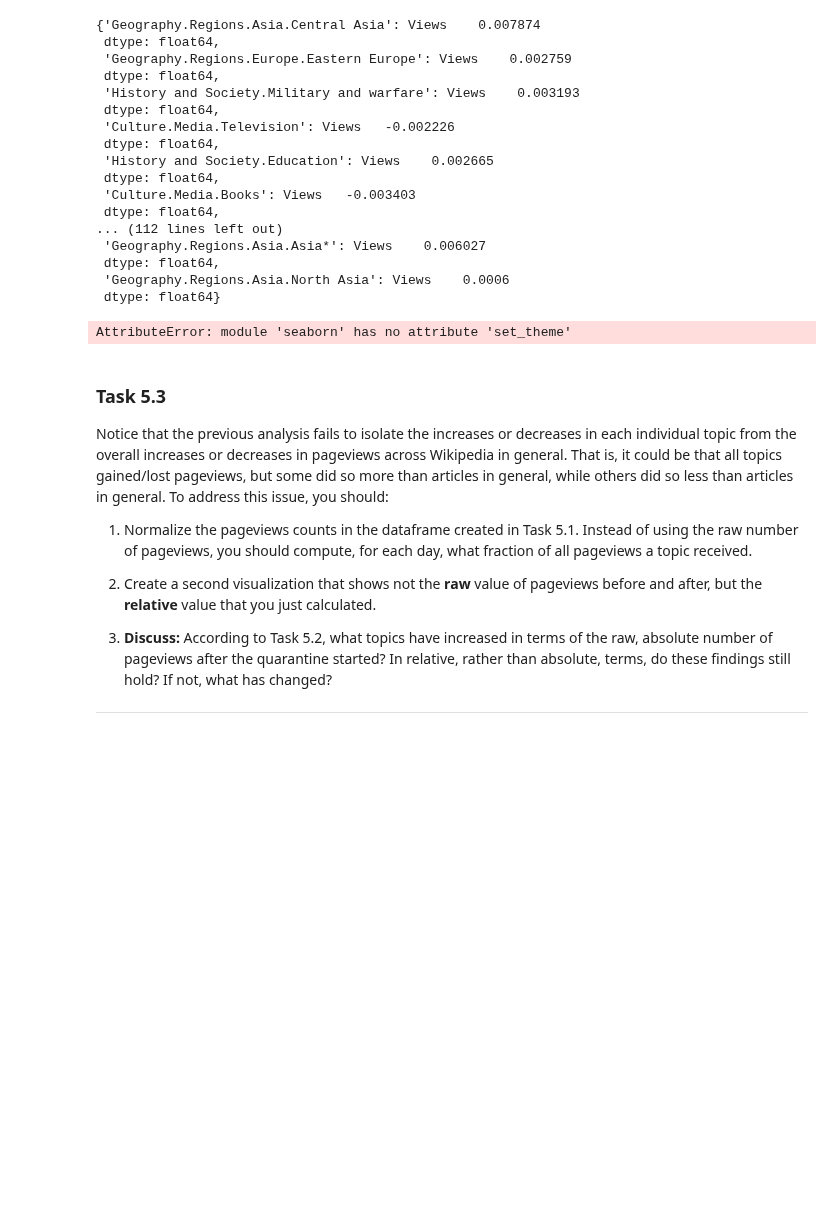
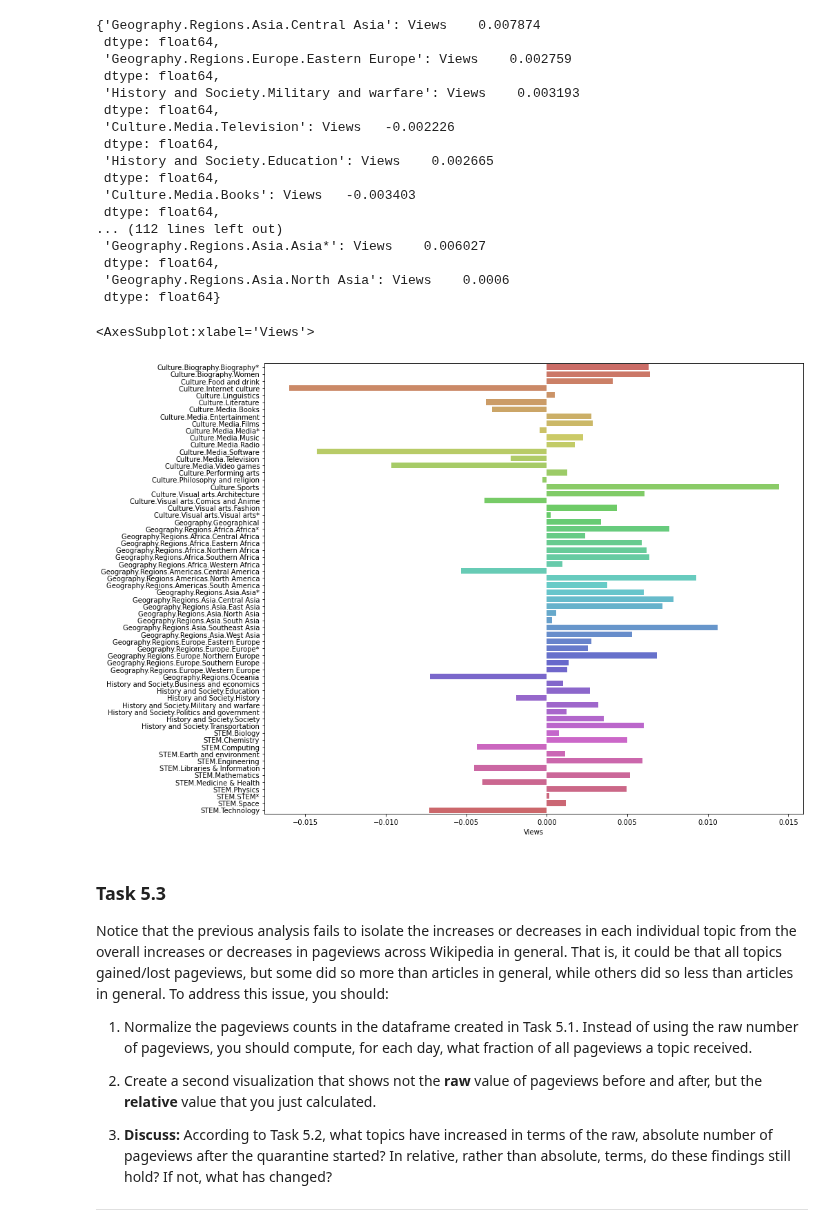
Before and after one commit to emarazz/ada_2020, a Jupyter notebook: Homework/01 - Pandas Data Wrangling and Data Viz/hw1.ipynb, the cells around one changed output. Drawn from its saved outputs; the diff is of its cells as text; code cells hidden in the pictures; blank space fills up the shorter version.

Commit message:
Comment seaborn set_theme

```diff
--- a/Homework/01 - Pandas Data Wrangling and Data Viz/hw1.ipynb
+++ b/Homework/01 - Pandas Data Wrangling and Data Viz/hw1.ipynb
@@ -681,13 +681,14 @@ dictionar2
  'Geography.Regions.Asia.North Asia': Views    0.0006
  dtype: float64}
 # %%
-sns.set_theme(style="dark")
+# sns.set_theme(style="dark")
 tips=pd.DataFrame.from_dict(dictionar2, orient="index")
 fig, axs = plt.subplots(figsize=a4_dims)
 sns.barplot(ax=axs, x="Views", y=tips.index, data=tips, palette=sns.color_palette("hls", 64), orient="h")
 #barplot with relative percentage change in mean views per topic
 # %% [output]
-AttributeError: module 'seaborn' has no attribute 'set_theme'
+<AxesSubplot:xlabel='Views'>
+[figure, added]
 # %% [markdown]
 ### **Task 5.3**
 
```
Also changed, not shown: parts of 3 cells of this notebook.
